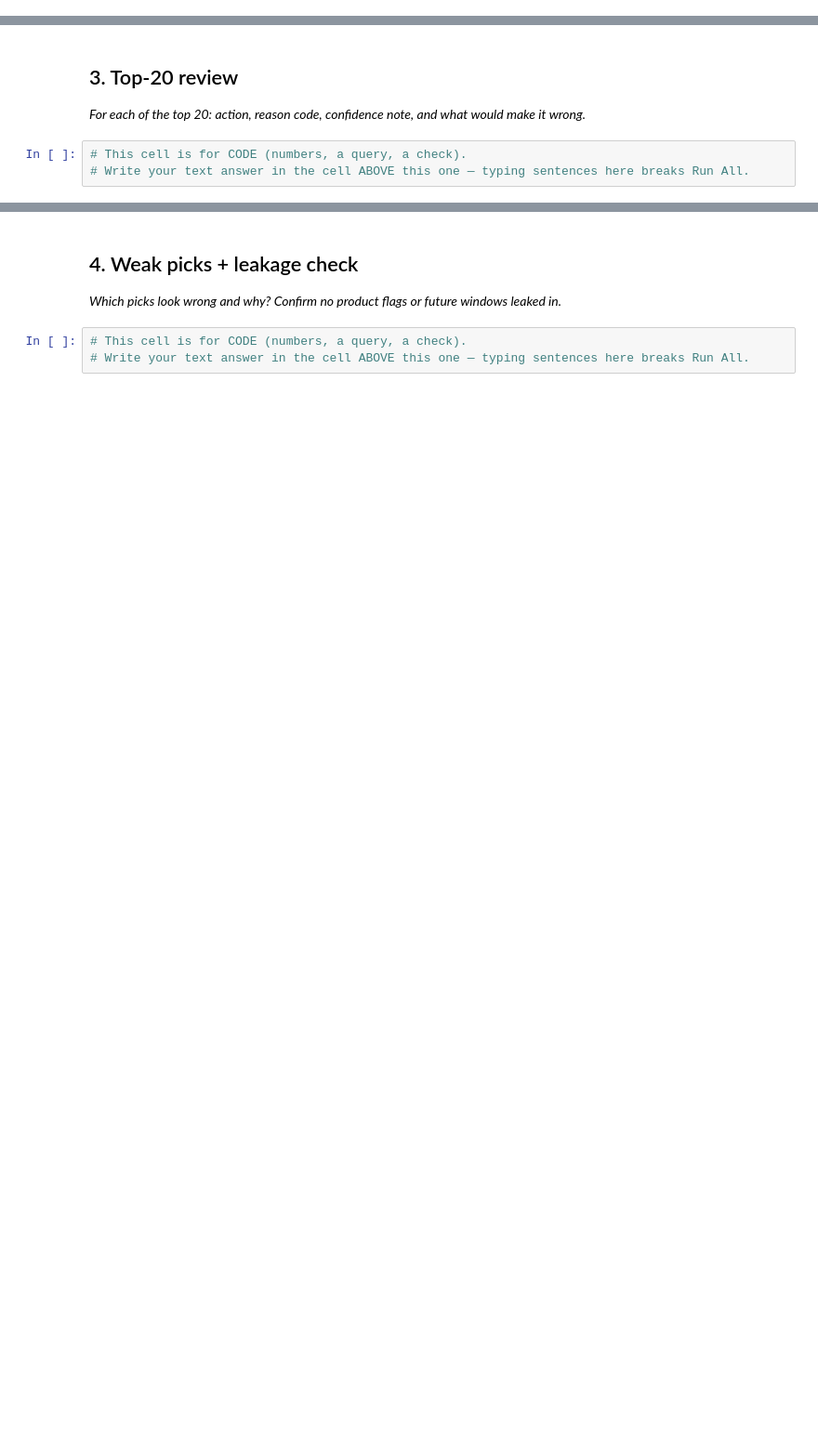
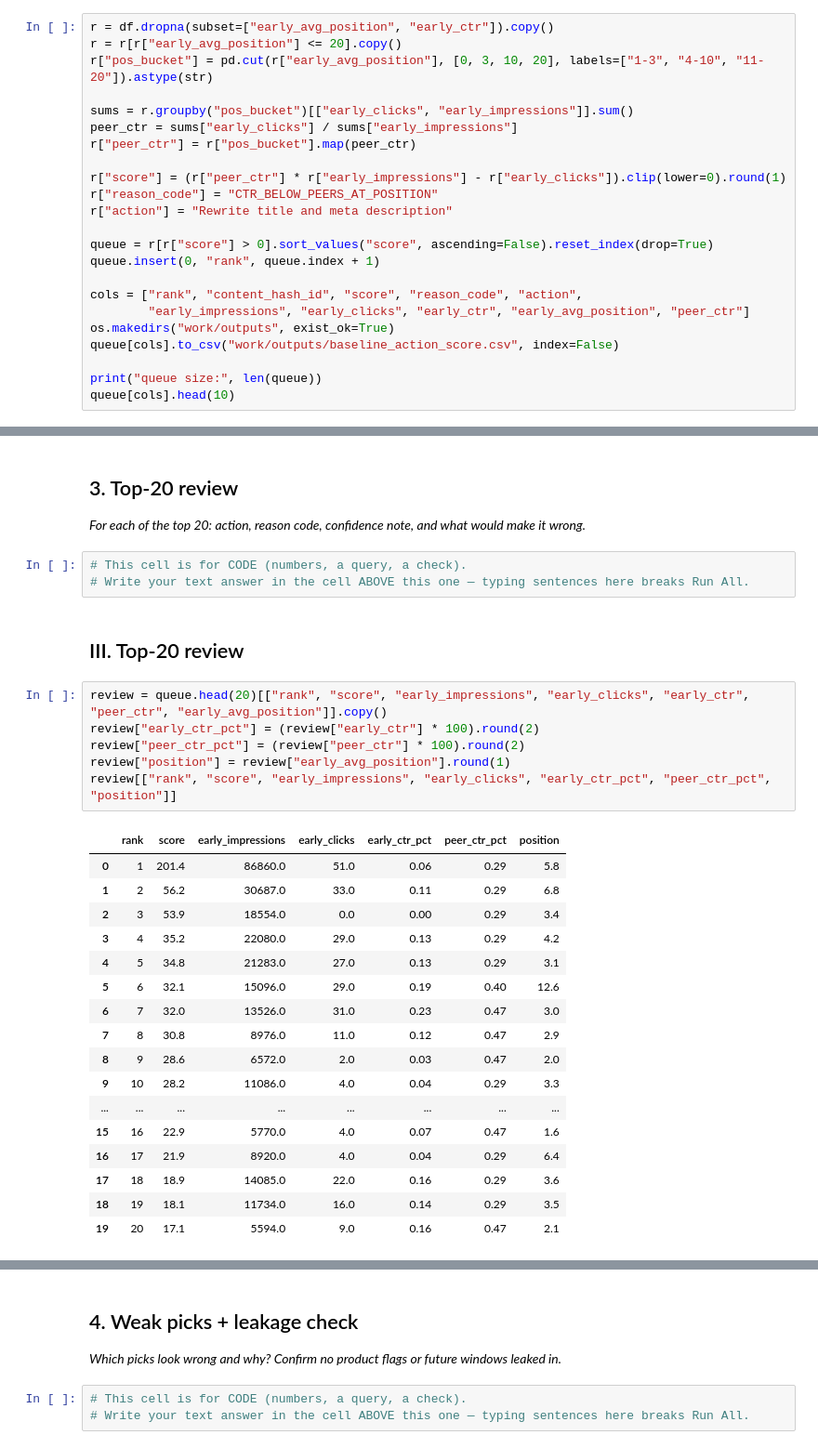
Before and after one commit to iankitthakur/flyrank-ml-internship, a Jupyter notebook: work/notebooks/w04_baseline_score.ipynb, the cells around one changed output, grey strips where cells are left out. Shown at 93% size. Cells and saved outputs as stored; diff of their text form; blank space fills up the shorter version.

```diff
--- a/work/notebooks/w04_baseline_score.ipynb
+++ b/work/notebooks/w04_baseline_score.ipynb
@@ -22,0 +107,23 @@ This skeleton is yours to fill. Work the sections **in order** — each one has
+# %%
+r = df.dropna(subset=["early_avg_position", "early_ctr"]).copy()
+r = r[r["early_avg_position"] <= 20].copy()
+r["pos_bucket"] = pd.cut(r["early_avg_position"], [0, 3, 10, 20], labels=["1-3", "4-10", "11-20"]).astype(str)
+
+sums = r.groupby("pos_bucket")[["early_clicks", "early_impressions"]].sum()
+peer_ctr = sums["early_clicks"] / sums["early_impressions"]
+r["peer_ctr"] = r["pos_bucket"].map(peer_ctr)
+
+r["score"] = (r["peer_ctr"] * r["early_impressions"] - r["early_clicks"]).clip(lower=0).round(1)
+r["reason_code"] = "CTR_BELOW_PEERS_AT_POSITION"
+r["action"] = "Rewrite title and meta description"
+
+queue = r[r["score"] > 0].sort_values("score", ascending=False).reset_index(drop=True)
+queue.insert(0, "rank", queue.index + 1)
+
+cols = ["rank", "content_hash_id", "score", "reason_code", "action",
+        "early_impressions", "early_clicks", "early_ctr", "early_avg_position", "peer_ctr"]
+os.makedirs("work/outputs", exist_ok=True)
+queue[cols].to_csv("work/outputs/baseline_action_score.csv", index=False)
+
+print("queue size:", len(queue))
+queue[cols].head(10)
@@ -27,3 +154,29 @@ This skeleton is yours to fill. Work the sections **in order** — each one has
 # %%
 # This cell is for CODE (numbers, a query, a check).
 # Write your text answer in the cell ABOVE this one — typing sentences here breaks Run All.
+# %% [markdown]
+## III. Top-20 review
+# %%
+review = queue.head(20)[["rank", "score", "early_impressions", "early_clicks", "early_ctr", "peer_ctr", "early_avg_position"]].copy()
+review["early_ctr_pct"] = (review["early_ctr"] * 100).round(2)
+review["peer_ctr_pct"] = (review["peer_ctr"] * 100).round(2)
+review["position"] = review["early_avg_position"].round(1)
+review[["rank", "score", "early_impressions", "early_clicks", "early_ctr_pct", "peer_ctr_pct", "position"]]
+# %% [output]
+|  | rank | score | early_impressions | early_clicks | early_ctr_pct | peer_ctr_pct | position |
+| 0 | 1 | 201.4 | 86860.0 | 51.0 | 0.06 | 0.29 | 5.8 |
+| 1 | 2 | 56.2 | 30687.0 | 33.0 | 0.11 | 0.29 | 6.8 |
+| 2 | 3 | 53.9 | 18554.0 | 0.0 | 0.00 | 0.29 | 3.4 |
+| 3 | 4 | 35.2 | 22080.0 | 29.0 | 0.13 | 0.29 | 4.2 |
+| 4 | 5 | 34.8 | 21283.0 | 27.0 | 0.13 | 0.29 | 3.1 |
+| 5 | 6 | 32.1 | 15096.0 | 29.0 | 0.19 | 0.40 | 12.6 |
+| 6 | 7 | 32.0 | 13526.0 | 31.0 | 0.23 | 0.47 | 3.0 |
+| 7 | 8 | 30.8 | 8976.0 | 11.0 | 0.12 | 0.47 | 2.9 |
+| 8 | 9 | 28.6 | 6572.0 | 2.0 | 0.03 | 0.47 | 2.0 |
+| 9 | 10 | 28.2 | 11086.0 | 4.0 | 0.04 | 0.29 | 3.3 |
+| ... | ... | ... | ... | ... | ... | ... | ... |
+| 15 | 16 | 22.9 | 5770.0 | 4.0 | 0.07 | 0.47 | 1.6 |
+| 16 | 17 | 21.9 | 8920.0 | 4.0 | 0.04 | 0.29 | 6.4 |
+| 17 | 18 | 18.9 | 14085.0 | 22.0 | 0.16 | 0.29 | 3.6 |
+| 18 | 19 | 18.1 | 11734.0 | 16.0 | 0.14 | 0.29 | 3.5 |
+| 19 | 20 | 17.1 | 5594.0 | 9.0 | 0.16 | 0.47 | 2.1 |
```
Also changed, not shown: parts of 17 cells of this notebook.
